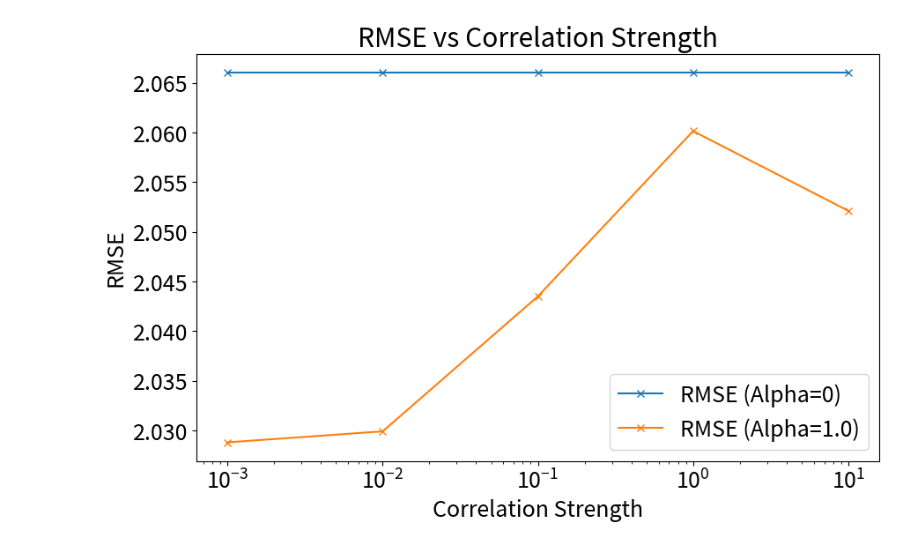
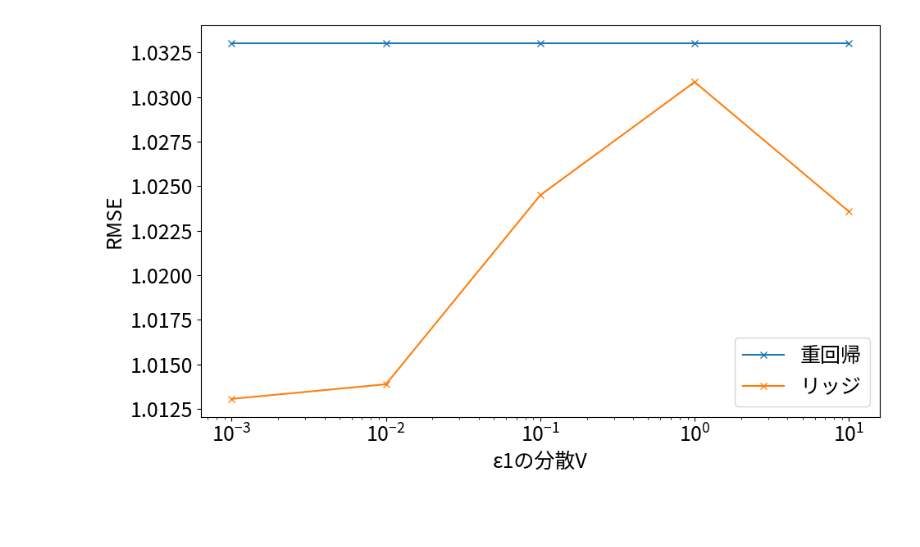
Before and after one commit to junya737/multicollinearity-test, a Jupyter notebook: main.ipynb, the cells around one changed output. Saved outputs shown, nothing was run; the diff lists cells and outputs as text; code cells hidden in the pictures; blank space fills up the shorter version.

```diff
--- a/main.ipynb
+++ b/main.ipynb
@@ -14,7 +15,7 @@ n_samples = 200  # サンプル数
 X1 = np.random.rand(n_samples)
 X2 = 2 * X1 + np.random.normal(0, 0.01, n_samples)  # X1と強い相関を持つ
 X3 = np.random.rand(n_samples)
-y = 3 * X1 + 2 * X2 - X3 + np.random.normal(0, 2, n_samples)  # 目的変数
+y = 3 * X1 + 2 * X2 - X3 + np.random.normal(0, 1, n_samples)  # 目的変数
 
 # データフレーム化
 data = pd.DataFrame({"X1": X1, "X2": X2, "X3": X3, "y": y})
@@ -139,7 +142,7 @@ for strength in correlation_strengths:
     X1 = np.random.rand(n_samples)
     X2 = 2 * X1 + np.random.normal(0, strength, n_samples)
     X3 = np.random.rand(n_samples)
-    y = 3 * X1 + 2 * X2 - X3 + np.random.normal(0, 2, n_samples)  # 目的変数
+    y = 3 * X1 + 2 * X2 - X3 + np.random.normal(0, 1, n_samples)  # 目的変数
 
     # データ分割
     data = pd.DataFrame({"X1": X1, "X2": X2, "X3": X3, "y": y})
@@ -160,44 +163,53 @@ for strength in correlation_strengths:
         "Alpha": 0,
         "Coefficients": model.coef_,
         "Intercept": model.intercept_,
         "R2": r2_score(y_test, y_pred),
         "RMSE": np.sqrt(mean_squared_error(y_test, y_pred))
     })
 
     # リッジ回帰 (alpha=1.0)
     model_ridge = Ridge(alpha=1.0)
     model_ridge.fit(X_train, y_train)
     y_pred_ridge = model_ridge.predict(X_test)
 
     results.append({
         "Correlation Strength": strength,
         "Alpha": 1.0,
         "Coefficients": model_ridge.coef_,
         "Intercept": model_ridge.intercept_,
         "R2": r2_score(y_test, y_pred_ridge),
         "RMSE": np.sqrt(mean_squared_error(y_test, y_pred_ridge))
     })
 results_df = pd.DataFrame(results)
 
 
 # RMSEのプロット
 plt.figure(figsize=(10, 6))
-for alpha in [0, 1.0]:  # alpha=0が重回帰、alpha=1がリッジ回帰
-    subset = results_df[results_df["Alpha"] == alpha]
-    plt.plot(
-        subset["Correlation Strength"],
-        subset["RMSE"],
-        label=f"RMSE (Alpha={alpha})",
-        marker="x",
-    )
+alpha = 0.0
+subset = results_df[results_df["Alpha"] == alpha]
+plt.plot(
+    subset["Correlation Strength"],
+    subset["RMSE"],
+    label=f"重回帰",
+    marker="x",
+)
+alpha = 1.0
+subset = results_df[results_df["Alpha"] == alpha]
+plt.plot(
+    subset["Correlation Strength"],
+    subset["RMSE"],
+    label=f"リッジ",
+    marker="x",
+)
 plt.xscale("log")
-plt.xlabel("Correlation Strength")
+plt.xlabel("ε1の分散V")
 plt.ylabel("RMSE")
-plt.title("RMSE vs Correlation Strength")
 plt.legend()
+plt.tight_layout()
+plt.savefig("figures/rmse_strength.pdf")
 plt.show()
 # %% [output]
-[figure, old version]
+[figure, new version]
 # %%
 coefficients = []
 
```
Also changed, not shown: parts of 5 cells of this notebook, 8 other files.
